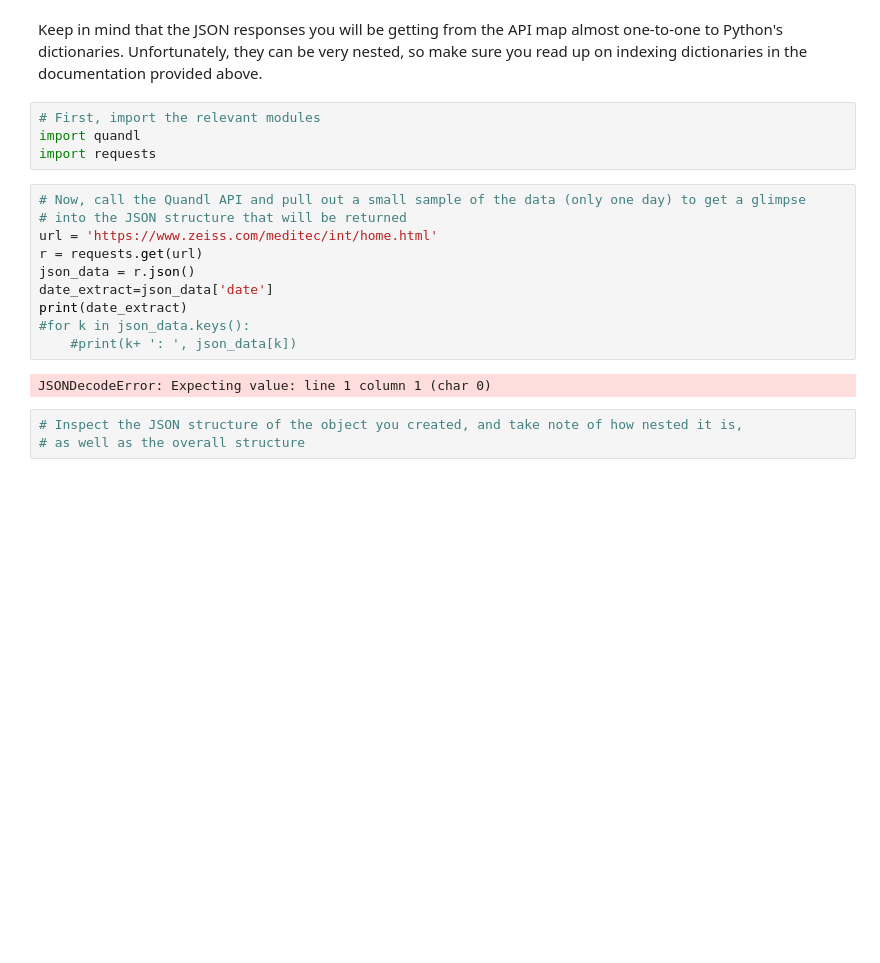
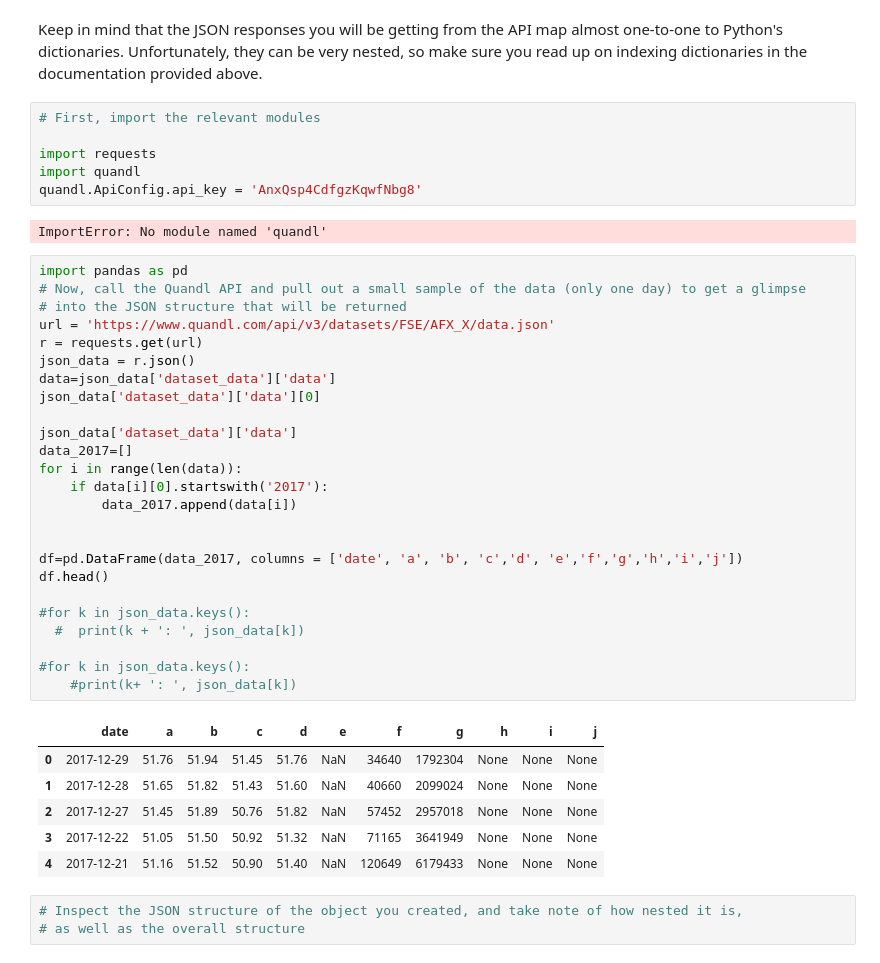
Before and after one commit to liyancen0305/DataScienceCareerTrack, a Jupyter notebook: api_data_wrangling_mini_project.ipynb, the cells around one changed output. Drawn from its saved outputs; the diff is of its cells as text; blank space fills up the shorter version.

```diff
--- a/api_data_wrangling_mini_project.ipynb
+++ b/api_data_wrangling_mini_project.ipynb
@@ -23,20 +23,44 @@ You can read more on these data structures here: https://docs.python.org/3/tutor
 Keep in mind that the JSON responses you will be getting from the API map almost one-to-one to Python's dictionaries. Unfortunately, they can be very nested, so make sure you read up on indexing dictionaries in the documentation provided above.
 # %%
 # First, import the relevant modules
+
+import requests
 import quandl
-import requests
+quandl.ApiConfig.api_key = 'AnxQsp4CdfgzKqwfNbg8'
+# %% [output]
+ImportError: No module named 'quandl'
 # %%
+import pandas as pd
 # Now, call the Quandl API and pull out a small sample of the data (only one day) to get a glimpse
 # into the JSON structure that will be returned
-url = 'https://www.zeiss.com/meditec/int/home.html'
+url = 'https://www.quandl.com/api/v3/datasets/FSE/AFX_X/data.json'
 r = requests.get(url)
 json_data = r.json()
-date_extract=json_data['date']
-print(date_extract)
+data=json_data['dataset_data']['data']
+json_data['dataset_data']['data'][0]
+
+json_data['dataset_data']['data']
+data_2017=[]
+for i in range(len(data)):
+    if data[i][0].startswith('2017'):
+        data_2017.append(data[i])
+
+
+df=pd.DataFrame(data_2017, columns = ['date', 'a', 'b', 'c','d', 'e','f','g','h','i','j'])
+df.head()
+
+#for k in json_data.keys():
+  #  print(k + ': ', json_data[k])
+
 #for k in json_data.keys():
     #print(k+ ': ', json_data[k])
 # %% [output]
-JSONDecodeError: Expecting value: line 1 column 1 (char 0)
+|  | date | a | b | c | d | e | f | g | h | i | j |
+| 0 | 2017-12-29 | 51.76 | 51.94 | 51.45 | 51.76 | NaN | 34640 | 1792304 | None | None | None |
+| 1 | 2017-12-28 | 51.65 | 51.82 | 51.43 | 51.60 | NaN | 40660 | 2099024 | None | None | None |
+| 2 | 2017-12-27 | 51.45 | 51.89 | 50.76 | 51.82 | NaN | 57452 | 2957018 | None | None | None |
+| 3 | 2017-12-22 | 51.05 | 51.50 | 50.92 | 51.32 | NaN | 71165 | 3641949 | None | None | None |
+| 4 | 2017-12-21 | 51.16 | 51.52 | 50.90 | 51.40 | NaN | 120649 | 6179433 | None | None | None |
 # %%
 # Inspect the JSON structure of the object you created, and take note of how nested it is,
 # as well as the overall structure
```
Also changed, not shown: parts of 1 cell of this notebook.
